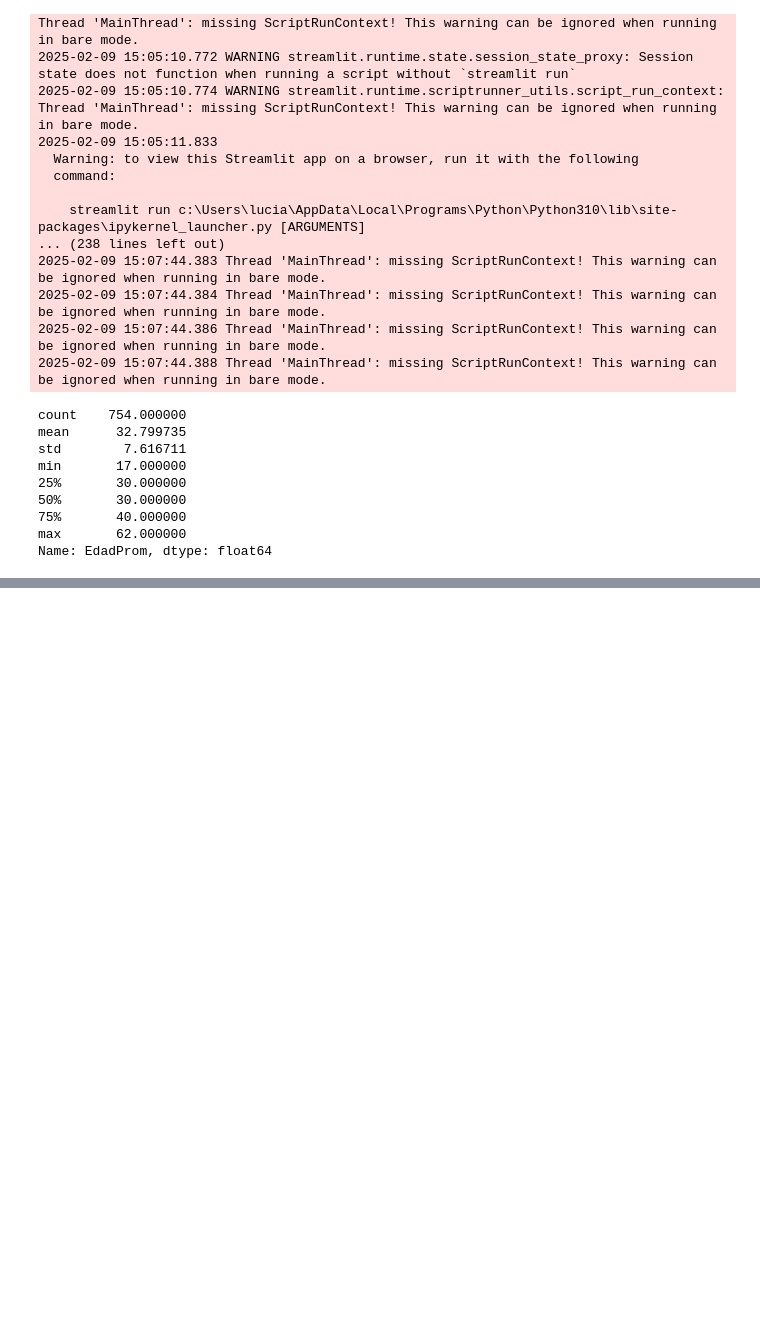
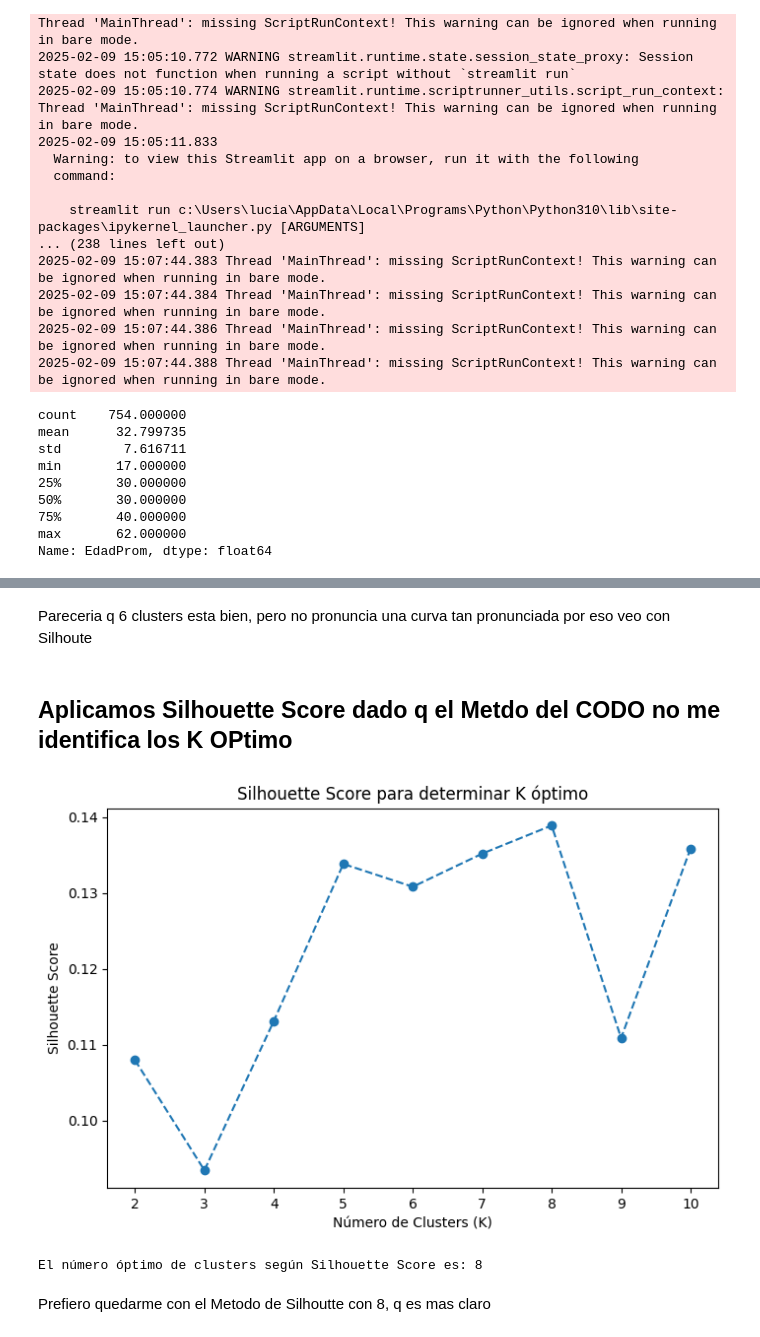
Before and after one commit to Luciano1120/data_manu, a Jupyter notebook: pruebasDataset.ipynb, the cells around one changed output, grey strips where cells are left out. Drawn from its saved outputs; the diff is of its cells as text; code cells hidden in the pictures; blank space fills up the shorter version.

```diff
--- a/pruebasDataset.ipynb
+++ b/pruebasDataset.ipynb
@@ -122,0 +491,33 @@ df.head()
+# %% [markdown]
+Pareceria q 6 clusters esta bien, pero no pronuncia una curva tan pronunciada por eso veo con Silhoute
+# %% [markdown]
+## Aplicamos Silhouette Score dado q el Metdo del CODO no me identifica los K OPtimo
+# %%
+from sklearn.metrics import silhouette_score
+import numpy as np
+
+silhouette_scores = []
+
+# Probamos de 2 a 10 clusters (evitamos K=1 porque el score no tiene sentido con un solo cluster)
+for k in range(2, 11):
+    kmeans = KMeans(n_clusters=k, random_state=42, n_init=10)
+    cluster_labels = kmeans.fit_predict(debug.df_pca_7l_encoded)
+    score = silhouette_score(debug.df_pca_7l_encoded, cluster_labels)
+    silhouette_scores.append(score)
+
+# Graficamos
+plt.figure(figsize=(8, 5))
+plt.plot(range(2, 11), silhouette_scores, marker='o', linestyle='--')
+plt.xlabel("Número de Clusters (K)")
+plt.ylabel("Silhouette Score")
+plt.title("Silhouette Score para determinar K óptimo")
+plt.show()
+
+# Ver el mejor K según el máximo Silhouette Score
+best_k = np.argmax(silhouette_scores) + 2  # +2 porque el rango empieza en 2
+print(f"El número óptimo de clusters según Silhouette Score es: {best_k}")
+# %% [output]
+[figure, added]
+El número óptimo de clusters según Silhouette Score es: 8
+# %% [markdown]
+Prefiero quedarme con el Metodo de Silhoutte con 8, q es mas claro
```
Also changed, not shown: parts of 73 cells of this notebook, 8 other files.
